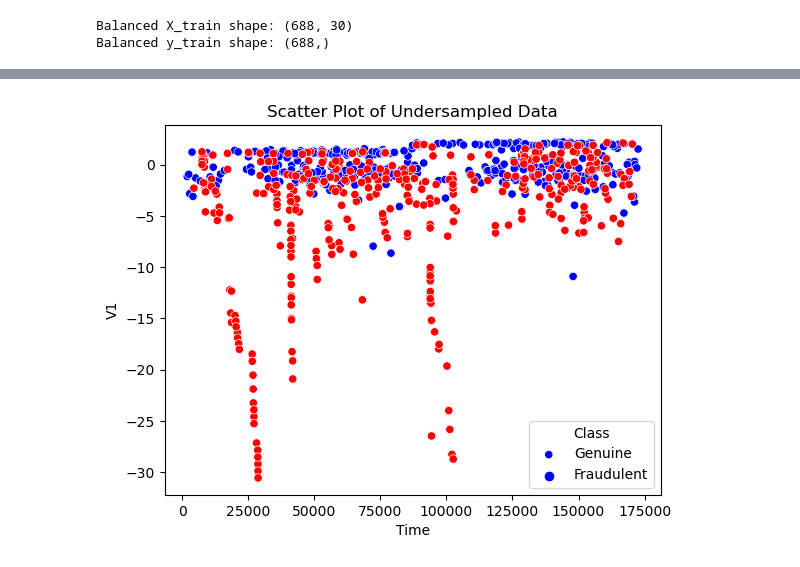
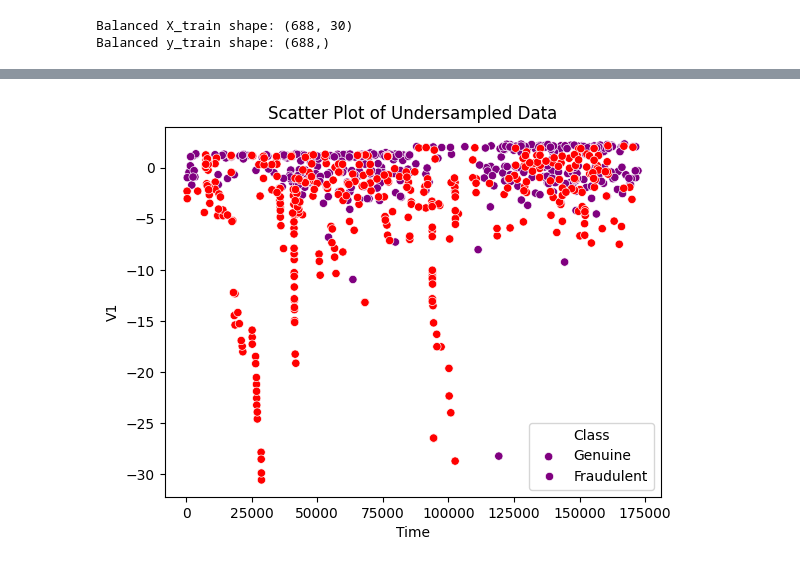
Before and after one commit to Sahana200301/CODSOFT, a Jupyter notebook: CODSOFT_TASK_5.ipynb, the cells around one changed output, grey strips where cells are left out. Cells and saved outputs as stored; diff of their text form; code cells hidden in the pictures.

```diff
--- a/CODSOFT_TASK_5.ipynb
+++ b/CODSOFT_TASK_5.ipynb
@@ -136,7 +175,8 @@ Name: count, dtype: int64
 # %%
 X = data.drop(columns='Class', axis=1)
 y = data['Class']
-X_train, X_test, y_train, y_test = train_test_split(X, y, test_size=0.2, random_state=42, stratify=y)
+X_train, X_test, y_train, y_test = train_test_split(X, y, test_size=0.2, random_state=42)
+model = LogisticRegression(max_iter=1000, random_state=42)
 print("Balanced X_train shape:", X_train_balanced.shape)
 print("Balanced y_train shape:", y_train_balanced.shape)
 # %% [output]
@@ -164,19 +227,0 @@ Accuracy Score on Test Data: 0.9592535374460166
-# %%
-undersampler = RandomUnderSampler(random_state=42)
-
-X_train_balanced, y_train_balanced = undersampler.fit_resample(X_train, y_train)
-print("Original X_train shape:", X_train.shape)
-print("Balanced X_train shape:", X_train_balanced.shape)
-model = RandomForestClassifier(random_state=42)
-model.fit(X_train_balanced, y_train_balanced)
-
-X_train_pred = model.predict(X_train_balanced)
-training_accuracy = accuracy_score(y_train_balanced, X_train_pred)
-print('Accuracy on Training Data (Balanced):', training_accuracy)
-
-X_test_pred = model.predict(X_test)
-test_accuracy = accuracy_score(y_test, X_test_pred)
-print('Accuracy Score on Test Data:', test_accuracy)
-
-print("\nClassification Report on Test Data:\n")
-print(classification_report(y_test, X_test_pred, target_names=["Genuine", "Fraudulent"]))
@@ -199,12 +228,12 @@ weighted avg       1.00      0.96      0.98     56962
 # %%
 balanced_data = pd.DataFrame(X_train_balanced, columns=X.columns)
 balanced_data['Class'] = y_train_balanced
 
-sns.scatterplot(data=balanced_data, x=balanced_data.columns[0], y=balanced_data.columns[1], hue='Class', palette={0: 'blue', 1: 'red'})
+sns.scatterplot(data=balanced_data, x=balanced_data.columns[0], y=balanced_data.columns[1], hue='Class', palette={0: 'purple', 1: 'red'})
 plt.title('Scatter Plot of Undersampled Data')
 plt.xlabel(balanced_data.columns[0])
 plt.ylabel(balanced_data.columns[1])
 plt.legend(title='Class', labels=['Genuine', 'Fraudulent'])
 plt.show()
 # %% [output]
-[figure, old version]
+[figure, new version]
```
Also changed, not shown: parts of 14 cells of this notebook.
